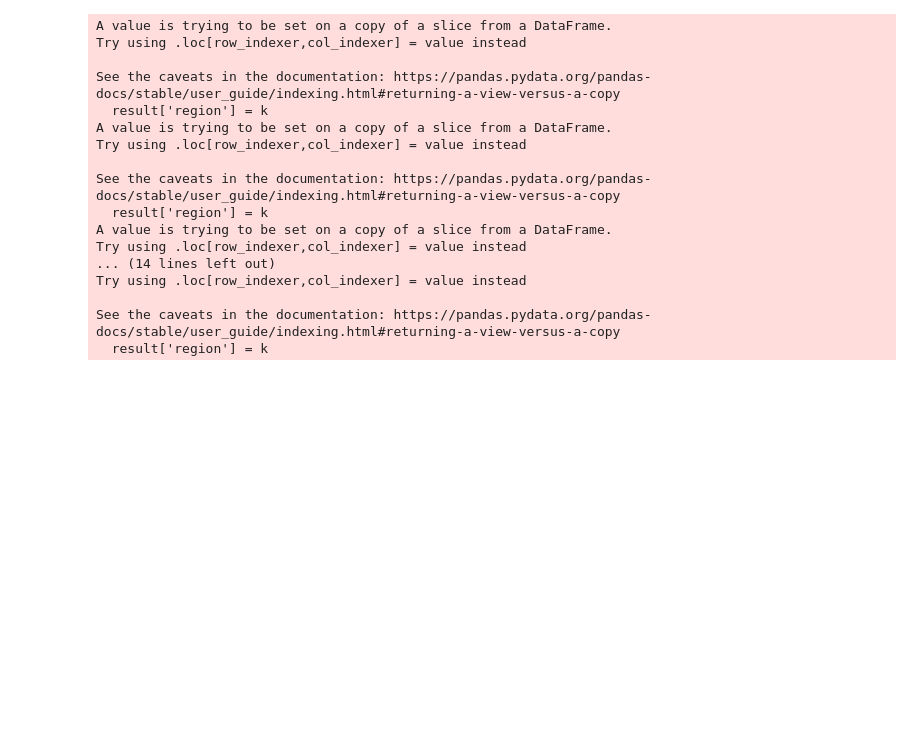
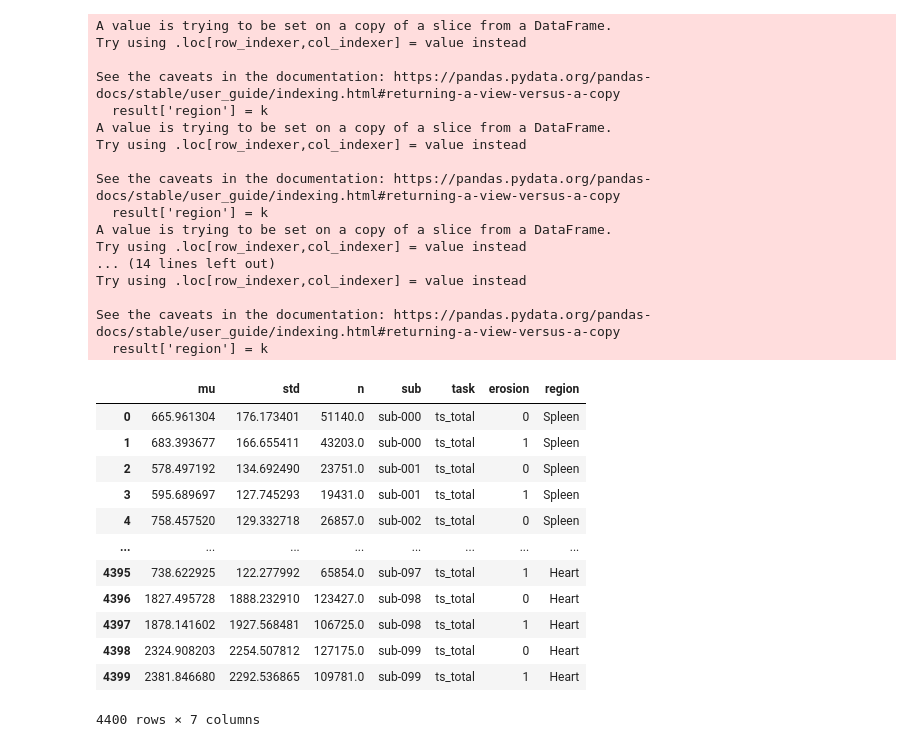
Before and after one commit to ChristianHinge/hedypet-streamlit, a Jupyter notebook: hedypet_streamlit/create_dataframes2.ipynb, the cells around one changed output. Cells and saved outputs as stored; diff of their text form; code cells hidden in the pictures; blank space fills up the shorter version.

```diff
--- a/hedypet_streamlit/create_dataframes2.ipynb
+++ b/hedypet_streamlit/create_dataframes2.ipynb
@@ -22,7 +22,7 @@ from parse import parse
 import numpy as np
 import os
 import pandas as pd
-from hedypet.utils import get_norm_consts
+from hedypet.utils import get_norm_consts, get_patient_metadata
 from hedypet.utils import load_splits
 
 
@@ -50,8 +50,8 @@ def filter_and_combine_regions(df,regions):
 
         result['region'] = k
         results.append(result)
-
-    return pd.concat(results, ignore_index=True)
+    df = pd.concat(results, ignore_index=True)
+    return df.drop("ix",axis=1)
 
 regions = {
     "Spleen":"spleen",
@@ -96,3 +96,19 @@ Try using .loc[row_indexer,col_indexer] = value instead
 
 See the caveats in the documentation: https://pandas.pydata.org/pandas-docs/stable/user_guide/indexing.html#returning-a-view-versus-a-copy
   result['region'] = k
+# %%
+df
+# %% [output]
+|  | mu | std | n | sub | task | erosion | region |
+| 0 | 665.961304 | 176.173401 | 51140.0 | sub-000 | ts_total | 0 | Spleen |
+| 1 | 683.393677 | 166.655411 | 43203.0 | sub-000 | ts_total | 1 | Spleen |
+| 2 | 578.497192 | 134.692490 | 23751.0 | sub-001 | ts_total | 0 | Spleen |
+| 3 | 595.689697 | 127.745293 | 19431.0 | sub-001 | ts_total | 1 | Spleen |
+| 4 | 758.457520 | 129.332718 | 26857.0 | sub-002 | ts_total | 0 | Spleen |
+| ... | ... | ... | ... | ... | ... | ... | ... |
+| 4395 | 738.622925 | 122.277992 | 65854.0 | sub-097 | ts_total | 1 | Heart |
+| 4396 | 1827.495728 | 1888.232910 | 123427.0 | sub-098 | ts_total | 0 | Heart |
+| 4397 | 1878.141602 | 1927.568481 | 106725.0 | sub-098 | ts_total | 1 | Heart |
+| 4398 | 2324.908203 | 2254.507812 | 127175.0 | sub-099 | ts_total | 0 | Heart |
+| 4399 | 2381.846680 | 2292.536865 | 109781.0 | sub-099 | ts_total | 1 | Heart |
+4400 rows × 7 columns
```
Also changed, not shown: parts of 5 cells of this notebook, 4 other files.
